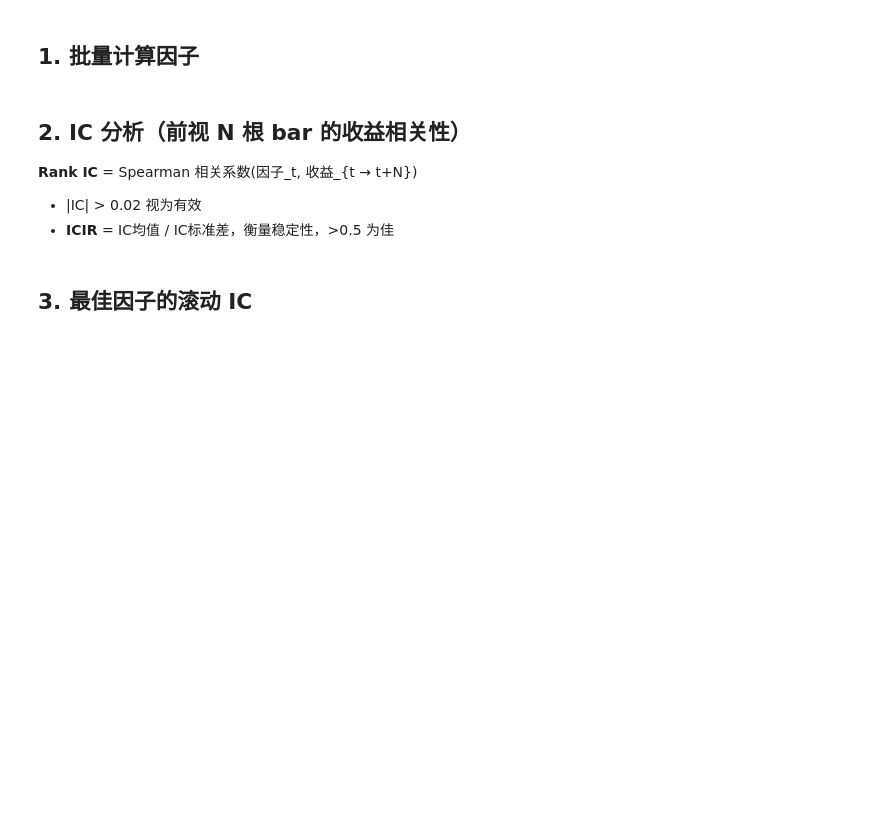
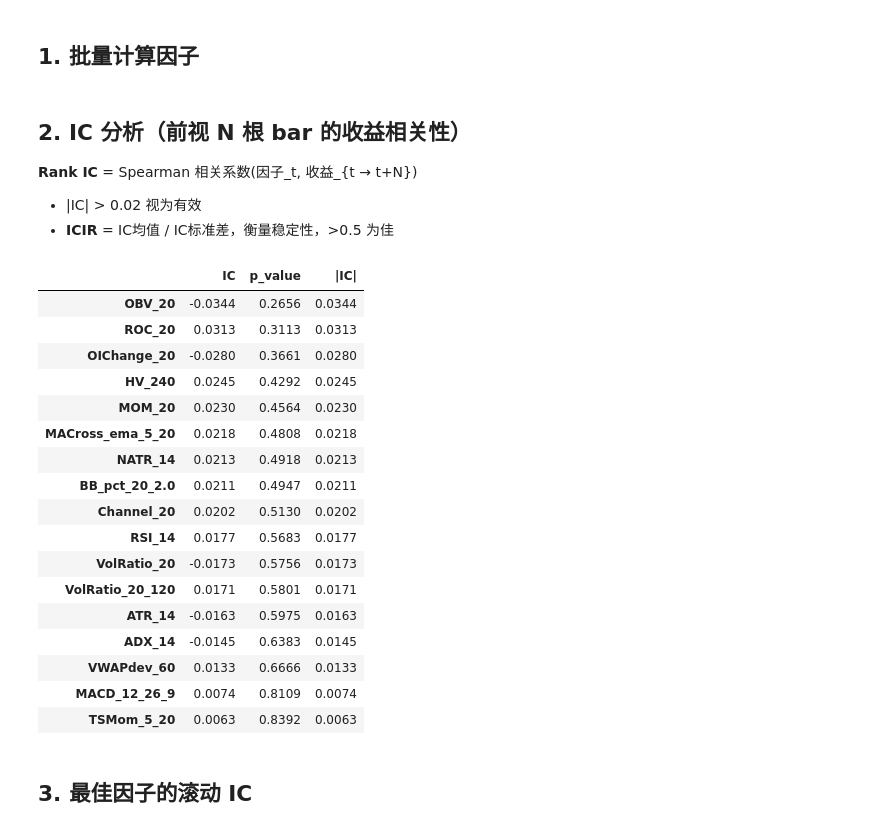
Before and after one commit to YGRCG/FuturesQuant, a Jupyter notebook: research/02_factor_analysis.ipynb, the cells around one changed output. Saved outputs shown, nothing was run; the diff lists cells and outputs as text; code cells hidden in the pictures; blank space fills up the shorter version.

```diff
--- a/research/02_factor_analysis.ipynb
+++ b/research/02_factor_analysis.ipynb
@@ -31,14 +82,30 @@ print(f'K线行数: {len(klines):,}')
 ## 1. 批量计算因子
 # %%
 FACTORS = [
+    # ── 原有技术因子 ──────────────────────────────────────
     ROC(20), MOM(20), RSI(14), BollingerBand(20), TSMomentum(5, 20),
     MACross(5, 20), MACD(12, 26, 9), ADX(14), PriceChannel(20),
     ATR(14), NormATR(14), HistoricalVolatility(240), VolatilityRatio(20, 120),
     VolumeRatio(20), OBV(20), VWAP(60, 14), OpenInterestChange(20),
+
+    # ── 时间特征 ─────────────────────────────────────────
+    DayOfWeek(),       # 星期几 0-4
+    MinuteOfDay(),     # 日内位置 0-1（归一化分钟）
+    SessionCode(),     # 交易时段 0=夜盘 1=早盘 2=午前 3=午后
+    DaysToExpiry(),    # 距交割月天数（需连续合约 contract 列）
+
+    # ── 滞后特征（对高 IC 因子延伸时序信息）────────────
+    Lagged(ROC(20),              lag=1),
+    Lagged(ROC(20),              lag=5),
+    Lagged(VolatilityRatio(20, 120), lag=1),
+    Lagged(VolatilityRatio(20, 120), lag=5),
 ]
 
 engine = FactorEngine(FACTORS)
-factor_df = engine.compute(klines)
+# klines_clean：换月节点附近的 volume/open_interest 已置 NaN，
+# 使 OBV / OIChange 在换月处自动产生 NaN 而非跳变值；
+# 价格列与原始 klines 相同，不影响其余因子。
+factor_df = engine.compute(klines_clean)
 
 print(f'因子矩阵: {factor_df.shape}')
 factor_df.describe().round(4)
@@ -51,57 +118,66 @@ factor_df.describe().round(4)
 # %%
 def calc_ic(factor_df: pd.DataFrame, klines: pd.DataFrame,
             forward_bars: int = 60) -> pd.DataFrame:
-    """计算每个因子的逐日 Rank IC，返回 (factor × date) DataFrame。"""
+    """计算每个因子的全样本 Rank IC，返回 (factor × IC/p_value) DataFrame。"""
     fwd_ret = klines['close'].pct_change(forward_bars).shift(-forward_bars)
-
-    # 按交易日聚合：取每日最后一根 bar 的因子值和下一日收益
     daily_factor = factor_df.resample('1D').last()
     daily_ret = fwd_ret.resample('1D').last()
 
     ic_records = {}
     for col in daily_factor.columns:
-        f = daily_factor[col]
-        r = daily_ret
-        aligned = pd.concat([f, r], axis=1).dropna()
+        aligned = pd.concat([daily_factor[col], daily_ret], axis=1).dropna()
         if len(aligned) < 5:
             continue
-        # 滚动 20 天 Rank IC
-        ic_series = aligned.apply(
-            lambda row: stats.spearmanr(aligned[col], aligned['close']).correlation
-            if len(aligned) > 1 else np.nan, axis=1
-        )
-        # 单值 IC（全样本 Spearman）
-        rho, pval = stats.spearmanr(aligned[col], aligned['close'])
+        rho, pval = stats.spearmanr(aligned.iloc[:, 0], aligned.iloc[:, 1])
         ic_records[col] = {'IC': rho, 'p_value': pval}
 
     return pd.DataFrame(ic_records).T
 
 
 def calc_rolling_ic(factor_series: pd.Series, klines: pd.DataFrame,
                     forward_bars: int = 60, window_days: int = 20) -> pd.Series:
     """计算单因子的滚动 Rank IC 序列（按日）。"""
     fwd_ret = klines['close'].pct_change(forward_bars).shift(-forward_bars)
     daily_f = factor_series.resample('1D').last().dropna()
     daily_r = fwd_ret.resample('1D').last()
     combined = pd.concat([daily_f, daily_r], axis=1).dropna()
     combined.columns = ['factor', 'ret']
 
     rolling_ic = []
     for i in range(window_days, len(combined)):
         window = combined.iloc[i - window_days:i]
         rho, _ = stats.spearmanr(window['factor'], window['ret'])
         rolling_ic.append((combined.index[i], rho))
 
     if not rolling_ic:
         return pd.Series(dtype=float)
     times, vals = zip(*rolling_ic)
     return pd.Series(vals, index=pd.DatetimeIndex(times), name='rolling_IC')
 
 
 ic_summary = calc_ic(factor_df, klines, forward_bars=60)
 ic_summary['|IC|'] = ic_summary['IC'].abs()
 ic_summary = ic_summary.sort_values('|IC|', ascending=False)
 ic_summary.round(4)
+# %% [output]
+|  | IC | p_value | |IC| |
+| OBV_20 | -0.0344 | 0.2656 | 0.0344 |
+| ROC_20 | 0.0313 | 0.3113 | 0.0313 |
+| OIChange_20 | -0.0280 | 0.3661 | 0.0280 |
+| HV_240 | 0.0245 | 0.4292 | 0.0245 |
+| MOM_20 | 0.0230 | 0.4564 | 0.0230 |
+| MACross_ema_5_20 | 0.0218 | 0.4808 | 0.0218 |
+| NATR_14 | 0.0213 | 0.4918 | 0.0213 |
+| BB_pct_20_2.0 | 0.0211 | 0.4947 | 0.0211 |
+| Channel_20 | 0.0202 | 0.5130 | 0.0202 |
+| RSI_14 | 0.0177 | 0.5683 | 0.0177 |
+| VolRatio_20 | -0.0173 | 0.5756 | 0.0173 |
+| VolRatio_20_120 | 0.0171 | 0.5801 | 0.0171 |
+| ATR_14 | -0.0163 | 0.5975 | 0.0163 |
+| ADX_14 | -0.0145 | 0.6383 | 0.0145 |
+| VWAPdev_60 | 0.0133 | 0.6666 | 0.0133 |
+| MACD_12_26_9 | 0.0074 | 0.8109 | 0.0074 |
+| TSMom_5_20 | 0.0063 | 0.8392 | 0.0063 |
 # %%
 # IC 条形图
 colors = ['#d62728' if x < 0 else '#1f77b4' for x in ic_summary['IC']]
```
Also changed, not shown: parts of 18 cells of this notebook, 7 other files.
